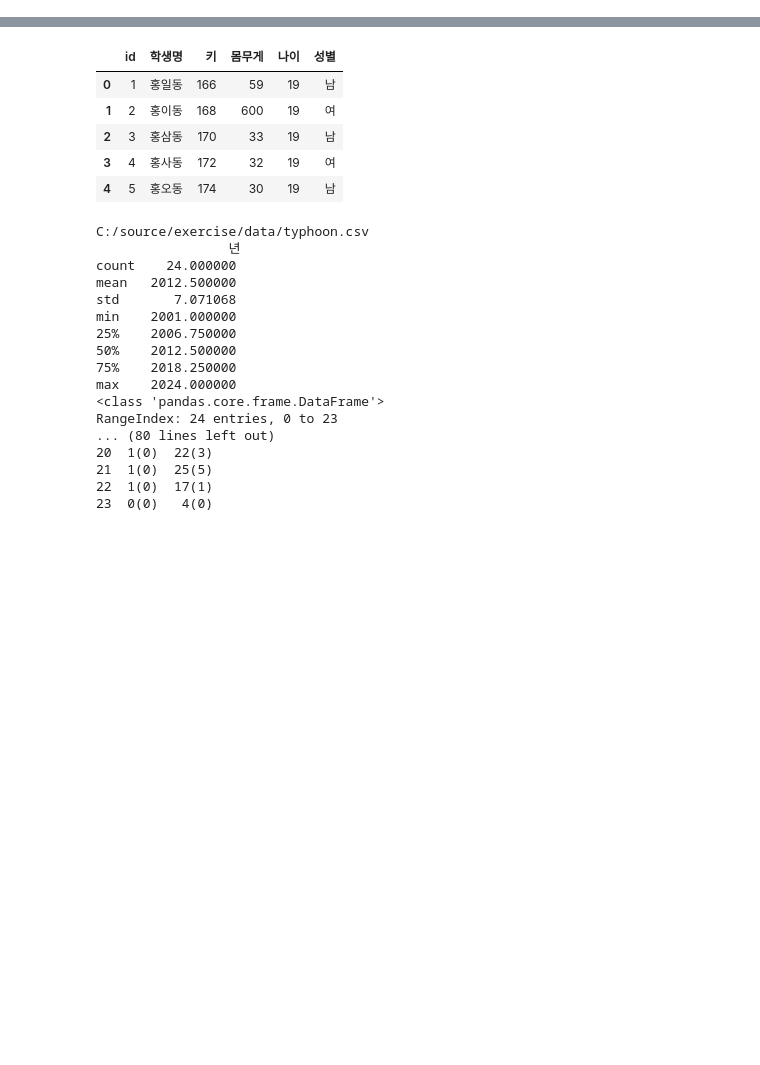
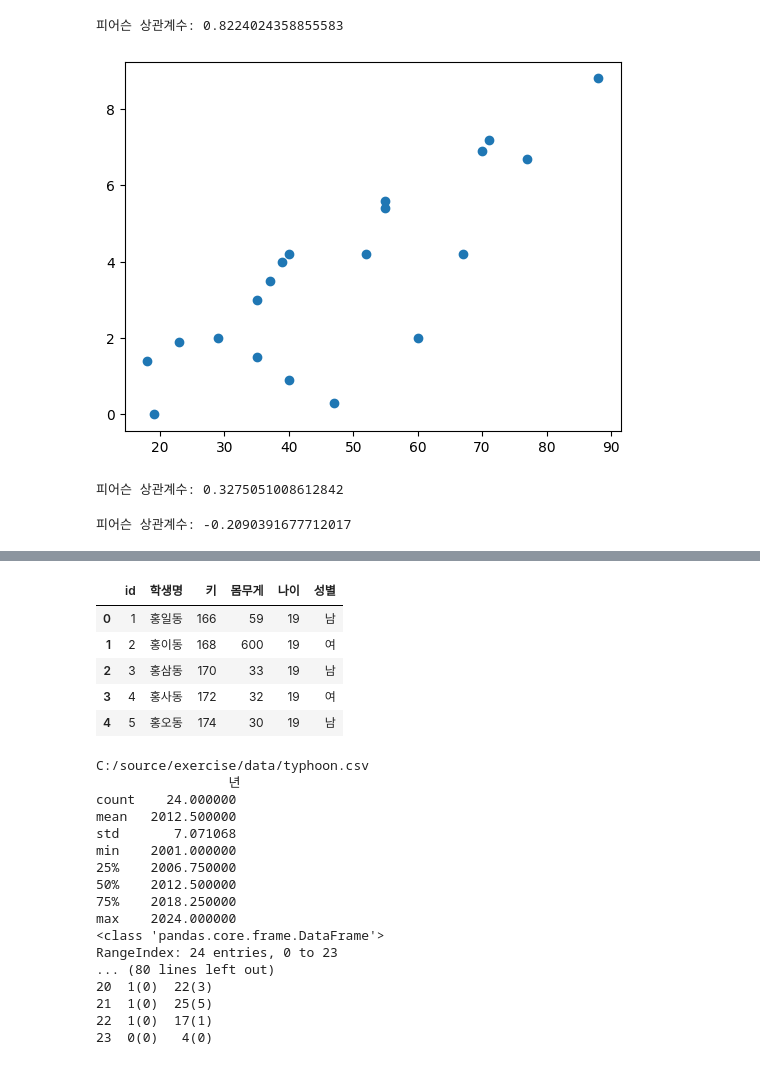
Before and after one commit to business-sixtick/exercise, a Jupyter notebook: data_analysis/pandas_ex.ipynb, the cells around one changed output, grey strips where cells are left out. Saved outputs shown, nothing was run; the diff lists cells and outputs as text; code cells hidden in the pictures; blank space fills up the shorter version.

```diff
--- a/data_analysis/pandas_ex.ipynb
+++ b/data_analysis/pandas_ex.ipynb
@@ -17,0 +32,6 @@ df.drop('키', axis=1) # df.drop(1)
+# %%
+# "C:\수업자료PC\통계기초\source\준비파일\ch12_scores_reg.csv"
+import matplotlib.pyplot as mpp
+df = pd.read_csv(r'C:\수업자료PC\통계기초\source\준비파일\ch12_scores_reg_copy.csv'.replace('\\','/'))
+df = pd.DataFrame(df)
+df.head(1) # 1 버스 2사이클 3걷기
@@ -17,0 +77,18 @@ df.drop('키', axis=1) # df.drop(1)
+# %%
+correlation = df['final_test'].corr(df['quiz'])
+print("피어슨 상관계수:", correlation)
+mpp.scatter(df['final_test'], df['quiz'])
+mpp.show()
+# %% [output]
+피어슨 상관계수: 0.8224024358855583
+[figure, added]
+# %%
+correlation = df['final_test'].corr(df['sleep_time'])
+print("피어슨 상관계수:", correlation)
+# %% [output]
+피어슨 상관계수: 0.3275051008612842
+# %%
+correlation = df['final_test'].corr(df['school_method'])
+print("피어슨 상관계수:", correlation)
+# %% [output]
+피어슨 상관계수: -0.2090391677712017
```
Also changed, not shown: parts of 17 cells of this notebook, 16 other files.
